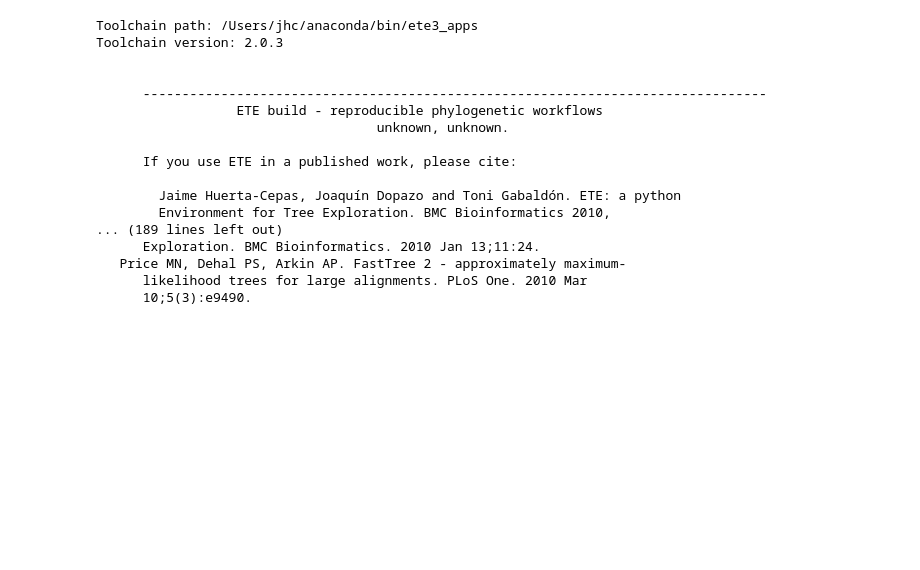
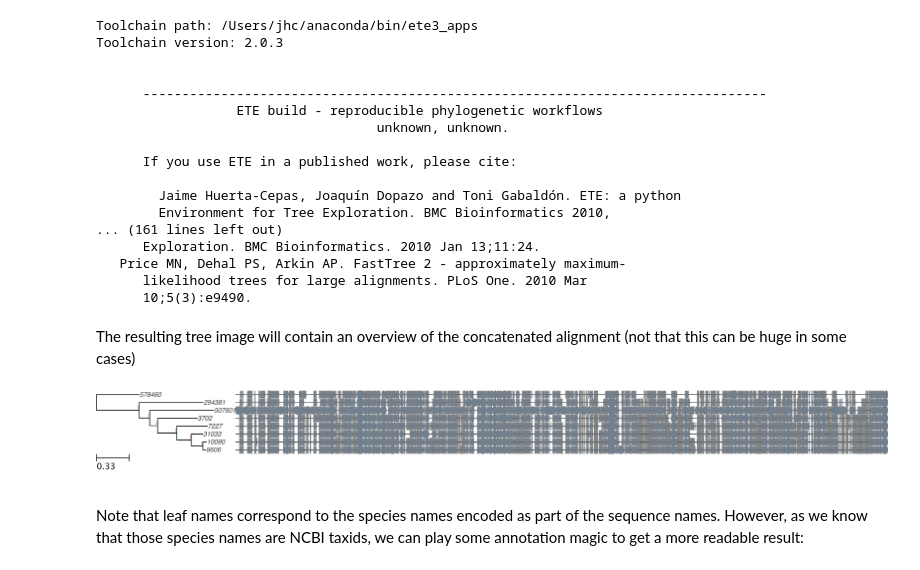
Before and after one commit to etetoolkit/cookbook, a Jupyter notebook: recipes/ete_build_supermatrix.ipynb, the cells around one changed output. Cells and saved outputs as stored; diff of their text form; code cells hidden in the pictures; blank space fills up the shorter version.

Commit message:
update sptree nb

```diff
--- a/recipes/ete_build_supermatrix.ipynb
+++ b/recipes/ete_build_supermatrix.ipynb
@@ -58,6 +65,6 @@ In most cases, the _OG selection_ step will default to `cog_all`.
 # %%
 %%bash
-ete3 build --cpu 4 -w clustalo_default-trimal01-none-none -m sptree_fasttree_100 -o basic_sptree/ \
+ete3 build --cpu 4 -w clustalo_default-trimal01-none-none -m cog_100-alg_concat_default-fasttree_default -o basic_sptree/ \
     --clearall -a data/proteome_seqs.fa.gz --cogs data/cogs.txt
 # %% [output]
 Toolchain path: /Users/jhc/anaconda/bin/ete3_apps
@@ -72,8 +79,18 @@ Toolchain version: 2.0.3
 
         Jaime Huerta-Cepas, Joaquín Dopazo and Toni Gabaldón. ETE: a python
         Environment for Tree Exploration. BMC Bioinformatics 2010,
-... (189 lines left out)
+... (161 lines left out)
       Exploration. BMC Bioinformatics. 2010 Jan 13;11:24.
    Price MN, Dehal PS, Arkin AP. FastTree 2 - approximately maximum-
       likelihood trees for large alignments. PLoS One. 2010 Mar
       10;5(3):e9490.
+# %% [markdown]
+The resulting tree image will contain an overview of the concatenated alignment (not that this can be huge in some cases)
+# %%
+from IPython.display import Image
+Image(filename='basic_sptree/cog_100-alg_concat_default-fasttree_default/proteome_seqs.fa.gz.final_tree.png')
+# %% [output]
+[figure, added]
+# %% [markdown]
+Note that leaf names correspond to the species names encoded as part of the sequence names.
+However, as we know that those species names are NCBI taxids, we can play some annotation magic to get a more readable result:
```
Also changed, not shown: parts of 4 cells of this notebook, 1 other file.
